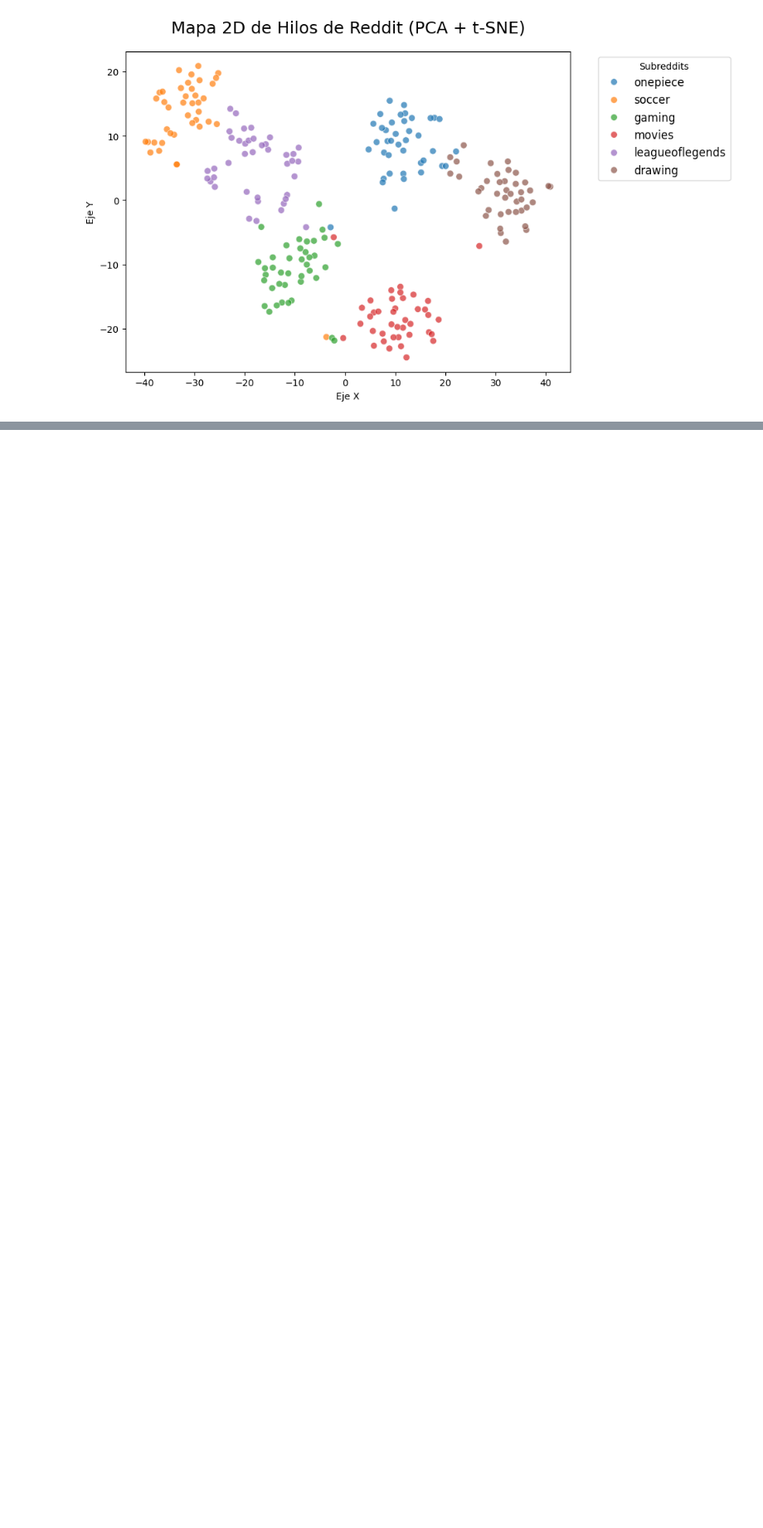
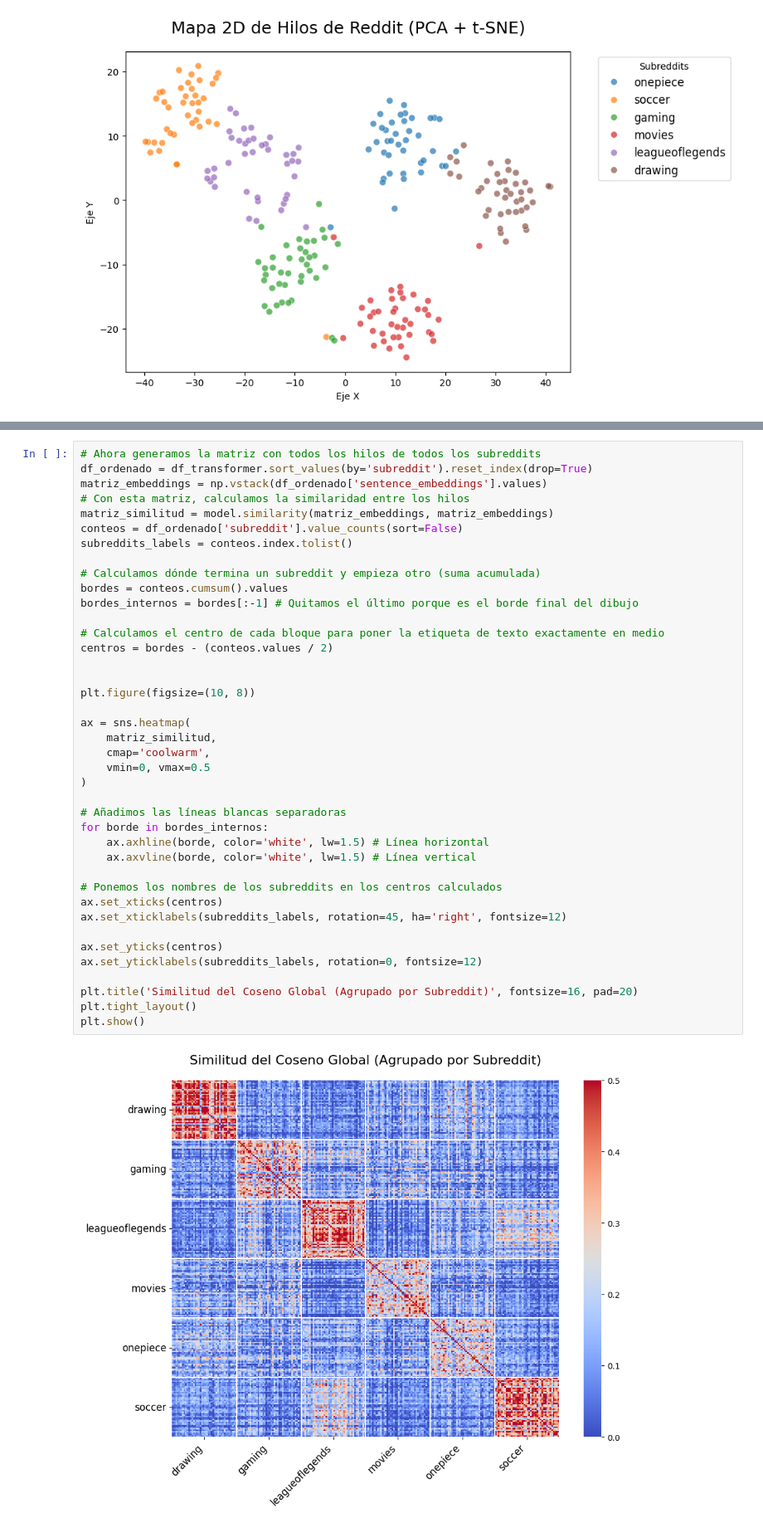
Before and after one commit to mario-mellinasn-um-es/PLN-entregable, a Jupyter notebook: apartado3.ipynb, the cells around one changed output, grey strips where cells are left out. Shown at 83% size. Saved outputs shown, nothing was run; the diff lists cells and outputs as text; blank space fills up the shorter version.

Commit message:
apartado 3 terminado

```diff
--- a/apartado3.ipynb
+++ b/apartado3.ipynb
@@ -661,0 +721,42 @@ plt.show()
+# %%
+# Ahora generamos la matriz con todos los hilos de todos los subreddits
+df_ordenado = df_transformer.sort_values(by='subreddit').reset_index(drop=True)
+matriz_embeddings = np.vstack(df_ordenado['sentence_embeddings'].values)
+# Con esta matriz, calculamos la similaridad entre los hilos
+matriz_similitud = model.similarity(matriz_embeddings, matriz_embeddings)
+conteos = df_ordenado['subreddit'].value_counts(sort=False)
+subreddits_labels = conteos.index.tolist()
+
+# Calculamos dónde termina un subreddit y empieza otro (suma acumulada)
+bordes = conteos.cumsum().values
+bordes_internos = bordes[:-1] # Quitamos el último porque es el borde final del dibujo
+
+# Calculamos el centro de cada bloque para poner la etiqueta de texto exactamente en medio
+centros = bordes - (conteos.values / 2)
+
+
+plt.figure(figsize=(10, 8))
+
+ax = sns.heatmap(
+    matriz_similitud,
+    cmap='coolwarm',
+    vmin=0, vmax=0.5
+)
+
+# Añadimos las líneas blancas separadoras
+for borde in bordes_internos:
+    ax.axhline(borde, color='white', lw=1.5) # Línea horizontal
+    ax.axvline(borde, color='white', lw=1.5) # Línea vertical
+
+# Ponemos los nombres de los subreddits en los centros calculados
+ax.set_xticks(centros)
+ax.set_xticklabels(subreddits_labels, rotation=45, ha='right', fontsize=12)
+
+ax.set_yticks(centros)
+ax.set_yticklabels(subreddits_labels, rotation=0, fontsize=12)
+
+plt.title('Similitud del Coseno Global (Agrupado por Subreddit)', fontsize=16, pad=20)
+plt.tight_layout()
+plt.show()
+# %% [output]
+[figure, added]
```
Also changed, not shown: parts of 30 cells of this notebook.
